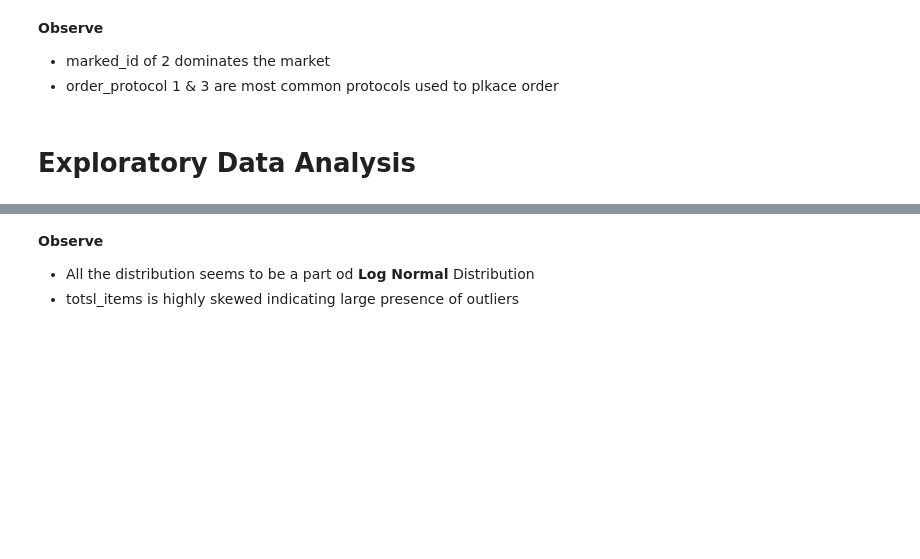
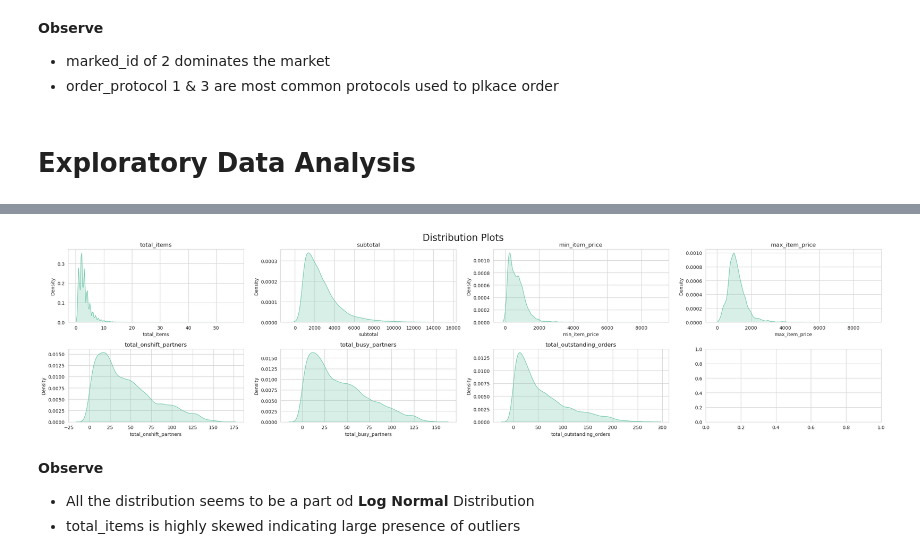
Before and after one commit to gitbharrat/delivery_time_nn, a Jupyter notebook: notebook/delivery_time_estimation.ipynb, the cells around one changed output, grey strips where cells are left out. Drawn from its saved outputs; the diff is of its cells as text; code cells hidden in the pictures; blank space fills up the shorter version.

```diff
--- a/notebook/delivery_time_estimation.ipynb
+++ b/notebook/delivery_time_estimation.ipynb
@@ -220,4 +196,32 @@ plt.show()
+# %%
+import seaborn as sns
+import matplotlib.pyplot as plt
+import pandas as pd
+
+sns.set_palette("Set2")
+sns.set_style("whitegrid")
+
+pandas_df = df.dropna().sample(False,fraction = 0.25,seed=42).toPandas()
+
+nrows = (len(continuous_cols) // 4) + (len(continuous_cols) % 2)
+
+fig, axes = plt.subplots(nrows=nrows, ncols=4, figsize=(25, 3 * nrows))
+
+# Flatten the axes array for easier indexing
+axes = axes.flatten()
+
+# Loop through each continuous column to create distribution plots
+for i, feature in enumerate(continuous_cols):
+    sns.kdeplot(data=pandas_df, x=feature, fill=True, ax=axes[i] )
+    axes[i].set_title(feature)
+
+# Adjust layout
+plt.tight_layout()
+plt.suptitle("Distribution Plots", y=1.02, fontsize=20)
+plt.show()
+# %% [output]
+[figure, added]
 # %% [markdown]
 **Observe**
 - All the distribution seems to be a part od **Log Normal** Distribution
-- totsl_items is highly skewed indicating large presence of outliers
+- total_items is highly skewed indicating large presence of outliers
```
Also changed, not shown: parts of 10 cells of this notebook.
